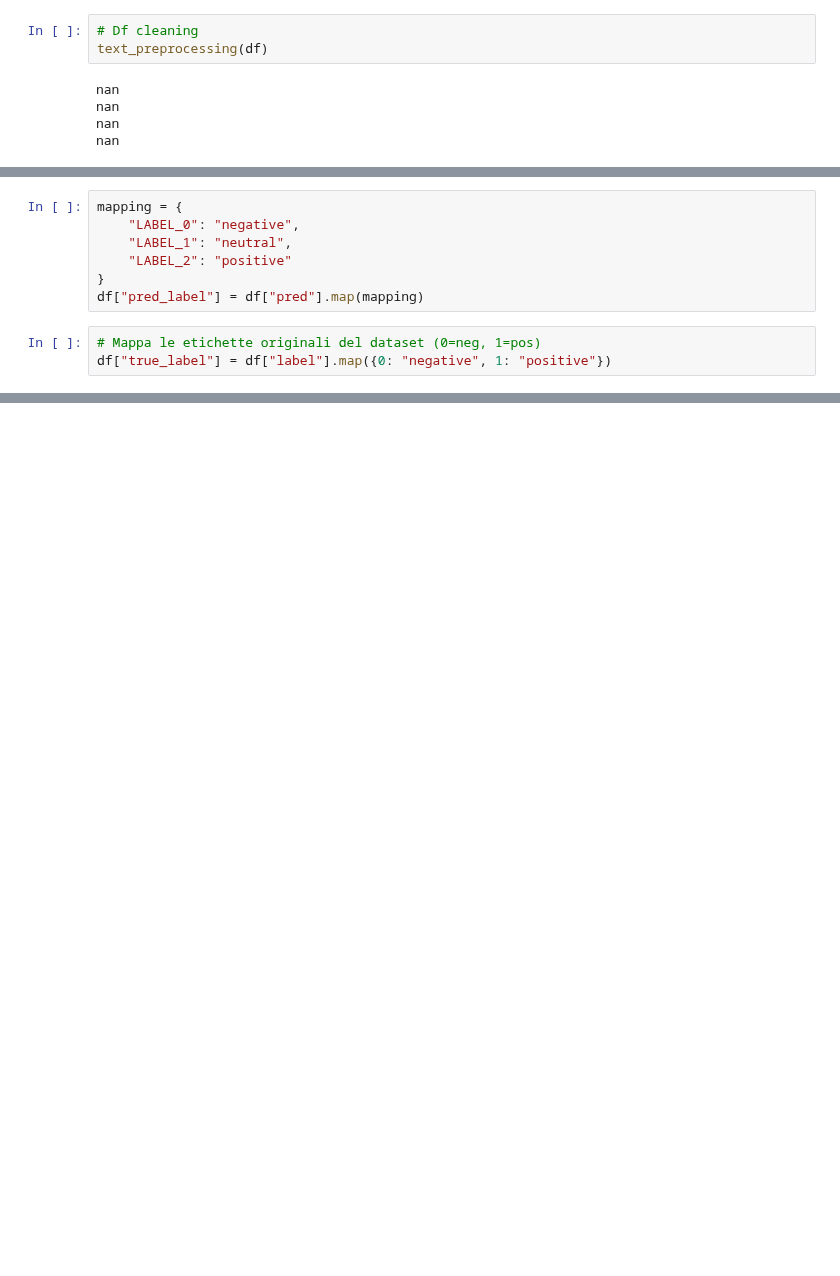
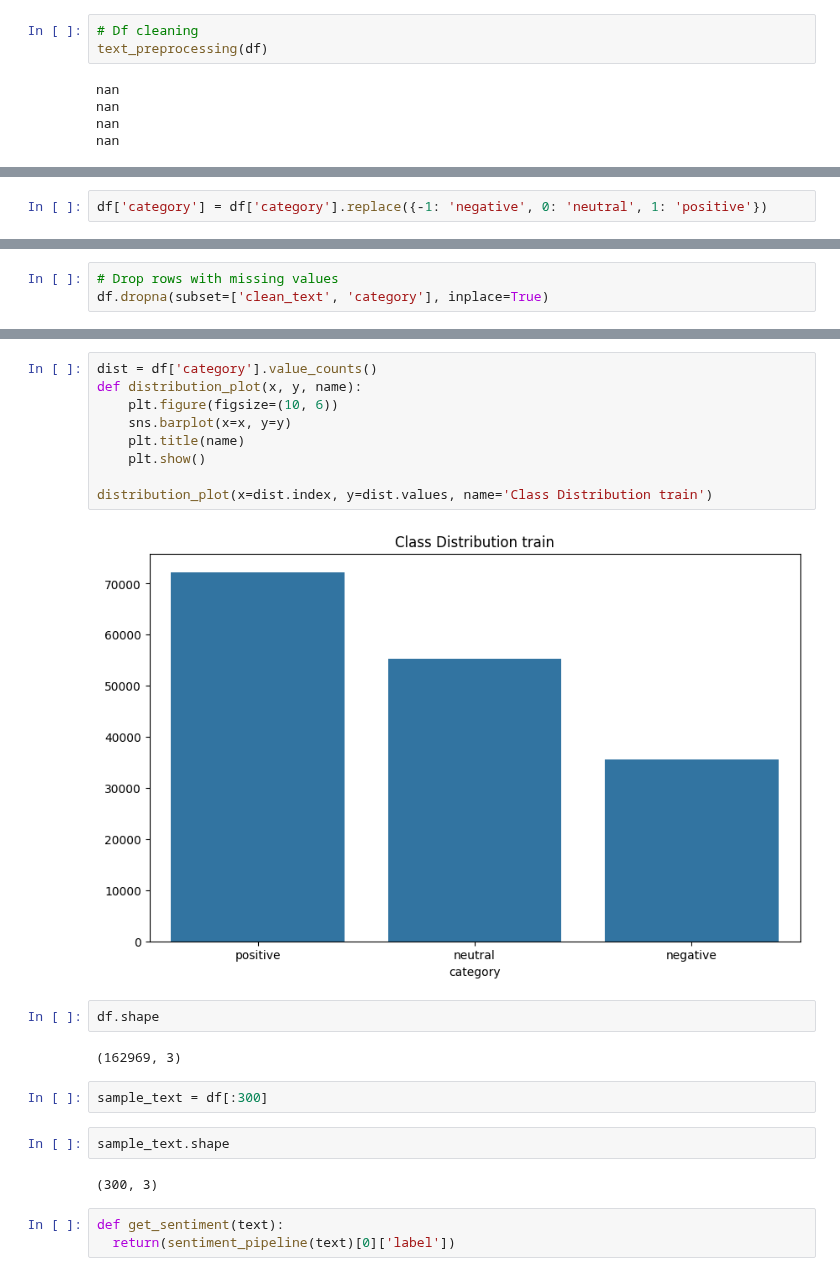
Before and after one commit to silentfortin/ai-portfolio, a Jupyter notebook: 10-mlops-reputation/notebooks/sentiment_analysis.ipynb, the cells around one changed output, grey strips where cells are left out. Saved outputs shown, nothing was run; the diff lists cells and outputs as text; blank space fills up the shorter version.

Commit message:
complete pipeline

```diff
--- a/10-mlops-reputation/notebooks/sentiment_analysis.ipynb
+++ b/10-mlops-reputation/notebooks/sentiment_analysis.ipynb
@@ -113,10 +138,0 @@ df["pred"] = df["processed_text"].progress_apply(lambda x: sentiment_pipeline(x[
-# %%
-mapping = {
-    "LABEL_0": "negative",
-    "LABEL_1": "neutral",
-    "LABEL_2": "positive"
-}
-df["pred_label"] = df["pred"].map(mapping)
-# %%
-# Mappa le etichette originali del dataset (0=neg, 1=pos)
-df["true_label"] = df["label"].map({0: "negative", 1: "positive"})
@@ -136,0 +147,2 @@ df[df["true_label"] != df["pred_label"]].sample(5, random_state=42)[["text","tru
+# %%
+df['category'] = df['category'].replace({-1: 'negative', 0: 'neutral', 1: 'positive'})
@@ -136,0 +157,3 @@ df[df["true_label"] != df["pred_label"]].sample(5, random_state=42)[["text","tru
+# %%
+# Drop rows with missing values
+df.dropna(subset=['clean_text', 'category'], inplace=True)
@@ -136,0 +177,24 @@ df[df["true_label"] != df["pred_label"]].sample(5, random_state=42)[["text","tru
+# %%
+dist = df['category'].value_counts()
+def distribution_plot(x, y, name):
+    plt.figure(figsize=(10, 6))
+    sns.barplot(x=x, y=y)
+    plt.title(name)
+    plt.show()
+
+distribution_plot(x=dist.index, y=dist.values, name='Class Distribution train')
+# %% [output]
+[figure, added]
+# %%
+df.shape
+# %% [output]
+(162969, 3)
+# %%
+sample_text = df[:300]
+# %%
+sample_text.shape
+# %% [output]
+(300, 3)
+# %%
+def get_sentiment(text):
+  return(sentiment_pipeline(text)[0]['label'])
```
Also changed, not shown: parts of 20 cells of this notebook.
